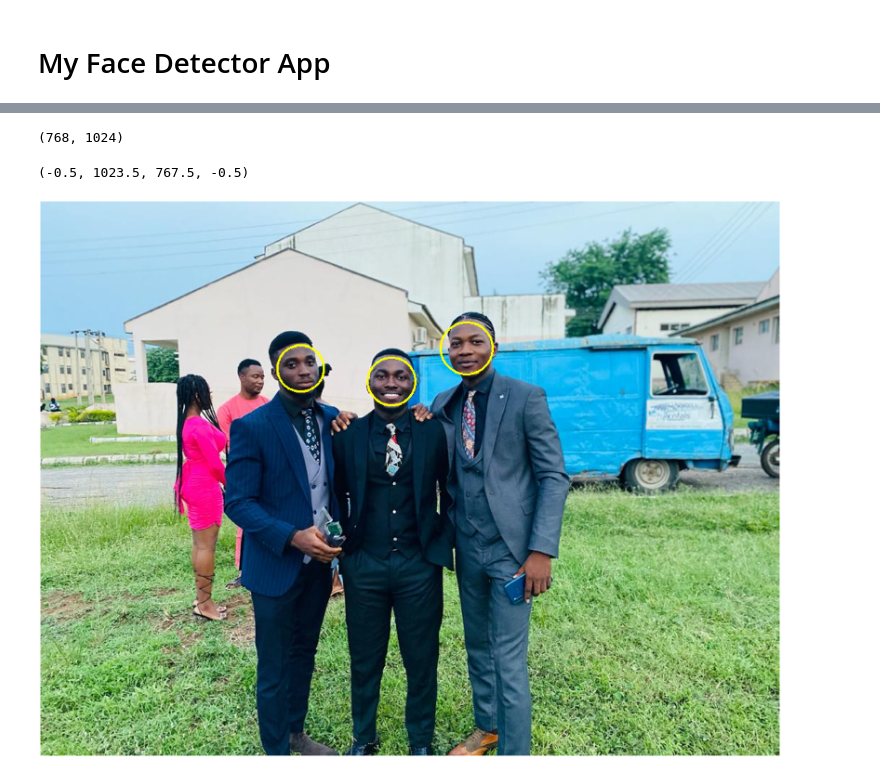
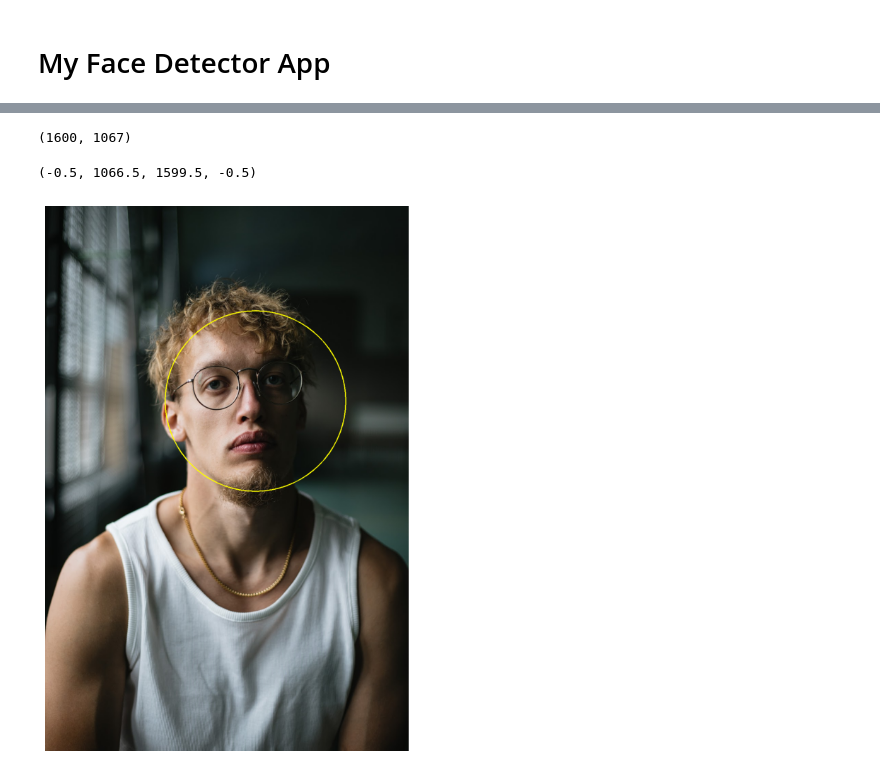
Before and after one commit to DavidOwoniyi/face-detection-in-images, a Jupyter notebook: Face Detector.ipynb, the cells around one changed output, grey strips where cells are left out. Drawn from its saved outputs; the diff is of its cells as text; code cells hidden in the pictures.

```diff
--- a/Face Detector.ipynb
+++ b/Face Detector.ipynb
@@ -14,8 +3,23 @@ img.shape
+# %%
+# Import the OpenCV Package, numpy and requests for downloading the image
+import cv2 as cv
+import numpy as np
+import requests
+
+# URL of the hosted image
+url = "https://lh3.googleusercontent.com/d/1SazmxZvko0PO8DiDQtodRHHoMl50UJyv"
+
+# Download the image
+response = requests.get(url)
+img_array = np.array(bytearray(response.content), dtype=np.uint8)
+
+# Convert image to OpenCV format
+img = cv.imdecode(img_array, -1)
 # %%
 # Convert image to grayscale
-gray_image = cv2.cvtColor(img, cv2.COLOR_BGR2GRAY)
+gray_image = cv.cvtColor(img, cv.COLOR_BGR2GRAY)
 gray_image.shape
 # %% [output]
-(768, 1024)
+(1600, 1067)
 # %%
 # Load the Classifier
@@ -34,12 +38,13 @@ for (x, y, w, h) in face:
 # %%
 # Displaying the image
-img_rgb = cv2.cvtColor(img, cv2.COLOR_BGR2RGB)
+img_rgb = cv.cvtColor(img, cv.COLOR_BGR2RGB)
 
 # Import the Matplotlib library to display the image
 import matplotlib.pyplot as plt
-plt.figure(figsize=(40, 40))
+plt.figure(figsize=(10, 10))
 plt.imshow(img_rgb)
 plt.axis('off')
+# plt.savefig("guy2.png", bbox_inches='tight')
 # %% [output]
-(-0.5, 1023.5, 767.5, -0.5)
+(-0.5, 1066.5, 1599.5, -0.5)
-[figure, old version]
+[figure, new version]
```
Also changed, not shown: parts of 4 cells of this notebook.
